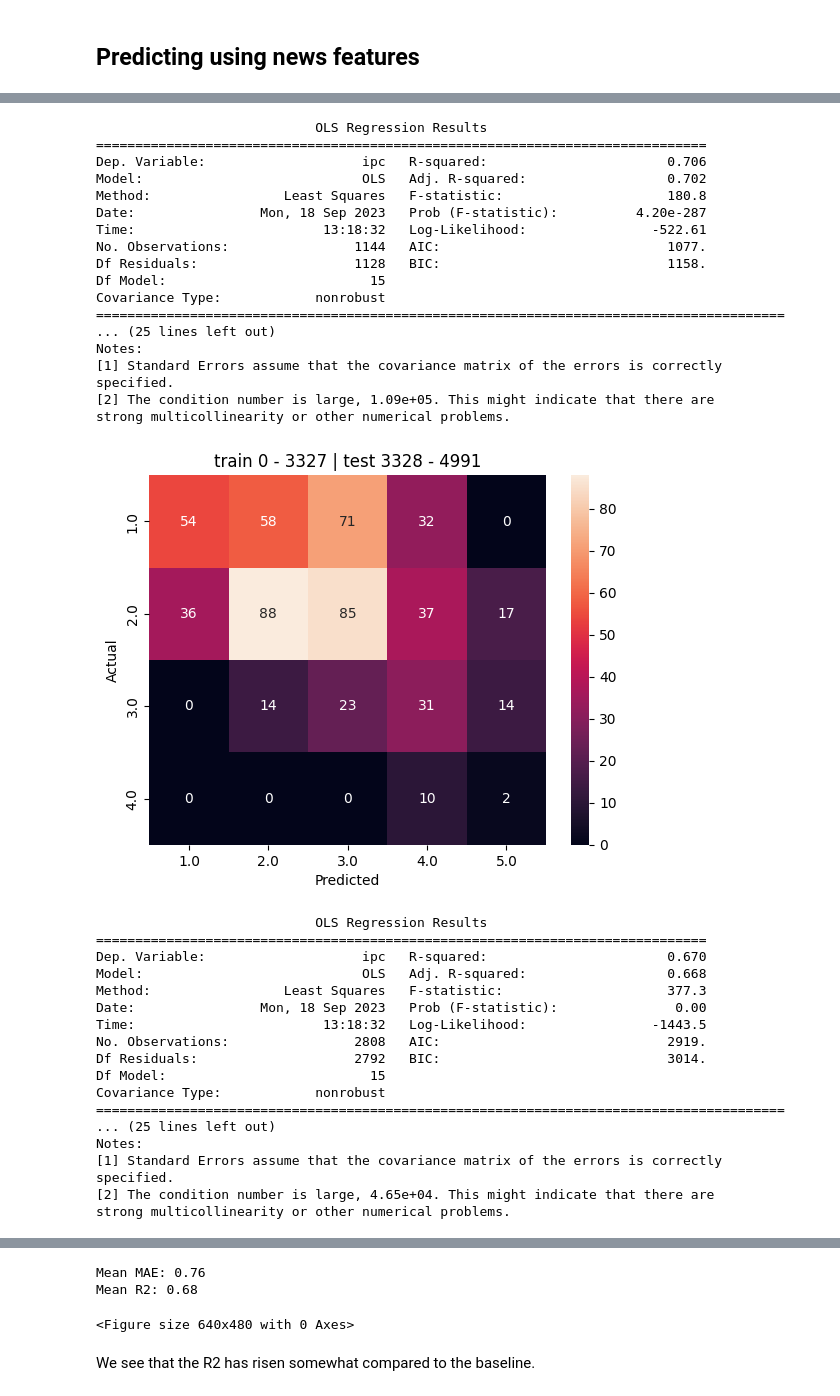
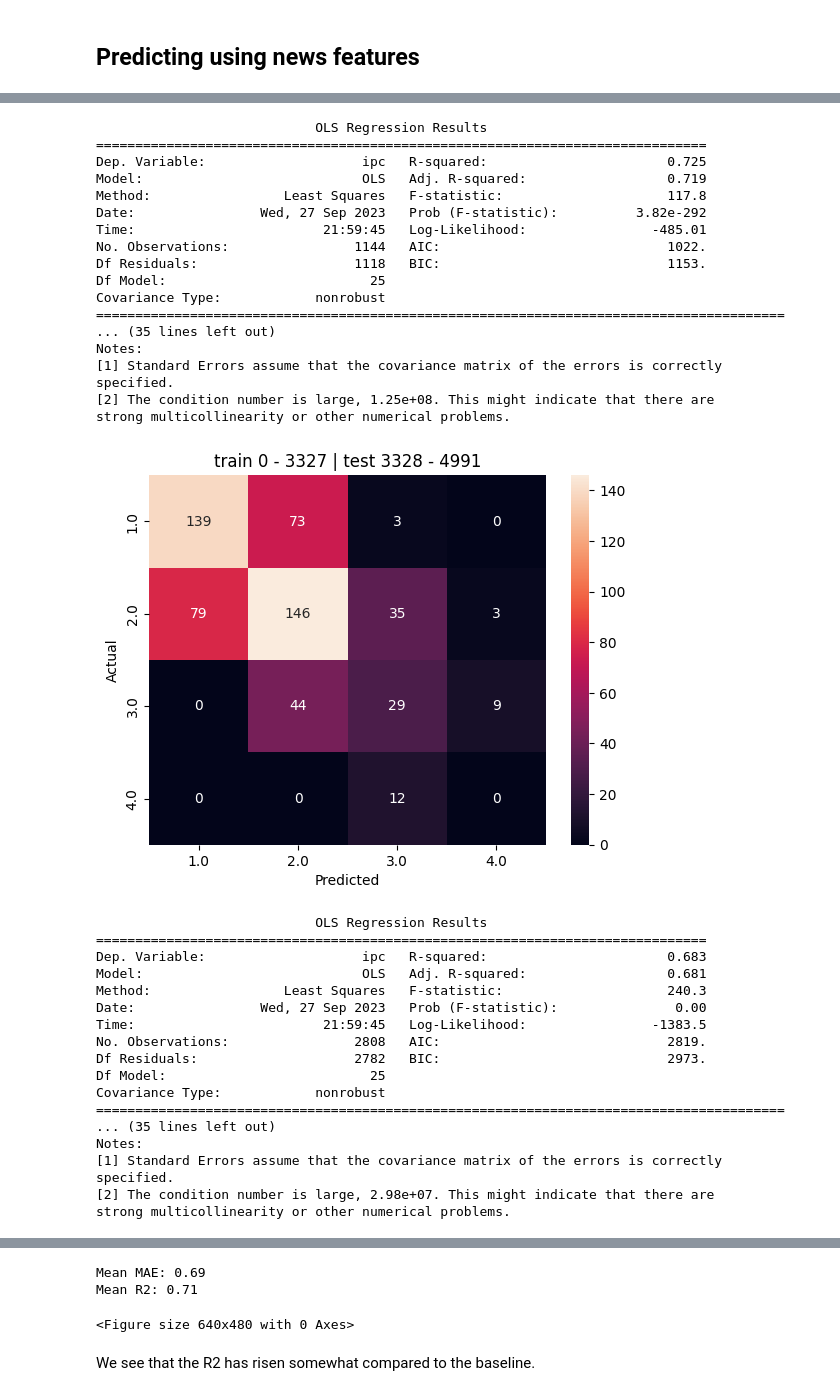
Before and after one commit to isavgt/JBG060-DC3-Group-12, a Jupyter notebook: predictions.ipynb, the cells around one changed output, grey strips where cells are left out. Cells and saved outputs as stored; diff of their text form; code cells hidden in the pictures.

Commit message:
sentiment analysis in linear model

```diff
--- a/predictions.ipynb
+++ b/predictions.ipynb
@@ -23,5 +23,7 @@ df = pd.read_csv(data_dir + "food_crises_cleaned.csv") # Read data into DataFram
 df["date"] = pd.to_datetime(df["year_month"], format="%Y_%m") # Create date column
 print(len(df['district'].unique()))
 df.set_index(["date", "district"], inplace=True) # Set index
+
+news_df = pd.read_csv(data_dir + "articles_senti_topics.csv") # Read news data into DataFrame
 # %% [output]
 78
@@ -307,9 +354,8 @@ Mean R2: 0.62
 # %% [markdown]
 ## Incorporating Sentiment
 # %%
-df_full = pd.read_csv("data\\articles_sentiment.csv")
-df_full['date'] = pd.to_datetime(df_full['date'])
-df_full = df_full.set_index('date')
+news_df['date'] = pd.to_datetime(news_df['date'])
+df_full = news_df.set_index('date')
 #ax = df_full.groupby(pd.Grouper(freq='M'))["sentiment"].mean().plot()
 #ax = df.groupby(pd.Grouper(freq='M'))['ipc'].mean().plot()
 ax.set_title("sentiment of news articles over time")
@@ -317,11 +363,9 @@ ax.set_title("sentiment of news articles over time")
 df_no_index = df.reset_index()
 df_no_index['date'] = pd.to_datetime(df_no_index['date'])
 df_no_index = df_no_index.set_index('date')
-print(df_no_index)
-df.index = pd.to_datetime(df_no_index.index)
 mean_ipc = df_no_index.groupby(pd.Grouper(freq='M'))['ipc'].mean()
 
 mean_ipc = mean_ipc.dropna()
 mean_ipc.plot()
-df_full.groupby(pd.Grouper(freq='M'))["sentiment"].mean().plot()
+df_full.groupby(pd.Grouper(freq='M'))["senti_score"].mean().plot()
 # %% [output]
@@ -368,7 +410,6 @@ print(m)
 # %% [markdown]
 We look at country wide news features to simplify. E.g., we do not look at topics per district
 # %%
-news_df = pd.read_csv(data_dir + "articles_topics.csv") # Read news data into DataFrame
 
 # Create date column
 news_df["date"] = pd.to_datetime(
@@ -393,6 +434,6 @@ The 2017 South Sudan famine is very apparent. Most of this event needs to be pre
 More info on the famine : https://en.wikipedia.org/wiki/2017_South_Sudan_famine
 # %%
 # country wide news features
-news_features = create_news_features(["hunger", 'refugees', 'conflict', 'humanitarian', 'climate', "flood", "drought", "war", "fuel"])
+news_features = create_news_features(["hunger", 'refugees', 'conflict', 'humanitarian', 'senti_score'])
 news_features.plot();
 # %% [output]
@@ -450,5 +487,5 @@ df.iloc[:, -15:]
 # %%
-X = df.iloc[:, -15:] # Define explanatory variables
+X = df.iloc[:, -25:] # Define explanatory variables
 X = sm.add_constant(X) # Add constant column of 1s for intercept
 y = df[["ipc"]] # Define target data
 
@@ -511,35 +548,35 @@ strong multicollinearity or other numerical problems.
                             OLS Regression Results
 ==============================================================================
-Dep. Variable:                    ipc   R-squared:                       0.706
-Model:                            OLS   Adj. R-squared:                  0.702
-Method:                 Least Squares   F-statistic:                     180.8
-Date:                Mon, 18 Sep 2023   Prob (F-statistic):          4.20e-287
-Time:                        13:18:32   Log-Likelihood:                -522.61
-No. Observations:                1144   AIC:                             1077.
-Df Residuals:                    1128   BIC:                             1158.
-Df Model:                          15
+Dep. Variable:                    ipc   R-squared:                       0.725
+Model:                            OLS   Adj. R-squared:                  0.719
+Method:                 Least Squares   F-statistic:                     117.8
+Date:                Wed, 27 Sep 2023   Prob (F-statistic):          3.82e-292
+Time:                        21:59:45   Log-Likelihood:                -485.01
+No. Observations:                1144   AIC:                             1022.
+Df Residuals:                    1118   BIC:                             1153.
+Df Model:                          25
 Covariance Type:            nonrobust
 ========================================================================================
-... (25 lines left out)
+... (35 lines left out)
 Notes:
 [1] Standard Errors assume that the covariance matrix of the errors is correctly specified.
-[2] The condition number is large, 1.09e+05. This might indicate that there are
+[2] The condition number is large, 1.25e+08. This might indicate that there are
 strong multicollinearity or other numerical problems.
-[figure, old version]
+[figure, new version]
                             OLS Regression Results
 ==============================================================================
-Dep. Variable:                    ipc   R-squared:                       0.670
-Model:                            OLS   Adj. R-squared:                  0.668
-Method:                 Least Squares   F-statistic:                     377.3
-Date:                Mon, 18 Sep 2023   Prob (F-statistic):               0.00
-Time:                        13:18:32   Log-Likelihood:                -1443.5
-No. Observations:                2808   AIC:                             2919.
-Df Residuals:                    2792   BIC:                             3014.
-Df Model:                          15
+Dep. Variable:                    ipc   R-squared:                       0.683
+Model:                            OLS   Adj. R-squared:                  0.681
+Method:                 Least Squares   F-statistic:                     240.3
+Date:                Wed, 27 Sep 2023   Prob (F-statistic):               0.00
+Time:                        21:59:45   Log-Likelihood:                -1383.5
+No. Observations:                2808   AIC:                             2819.
+Df Residuals:                    2782   BIC:                             2973.
+Df Model:                          25
 Covariance Type:            nonrobust
 ========================================================================================
-... (25 lines left out)
+... (35 lines left out)
 Notes:
 [1] Standard Errors assume that the covariance matrix of the errors is correctly specified.
-[2] The condition number is large, 4.65e+04. This might indicate that there are
+[2] The condition number is large, 2.98e+07. This might indicate that there are
 strong multicollinearity or other numerical problems.
@@ -583,5 +620,5 @@ strong multicollinearity or other numerical problems.
-Mean MAE: 0.76
-Mean R2: 0.68
+Mean MAE: 0.69
+Mean R2: 0.71
 <Figure size 640x480 with 0 Axes>
 # %% [markdown]
 We see that the R2 has risen somewhat compared to the baseline.
```
Also changed, not shown: parts of 13 cells of this notebook, 1 other file.
